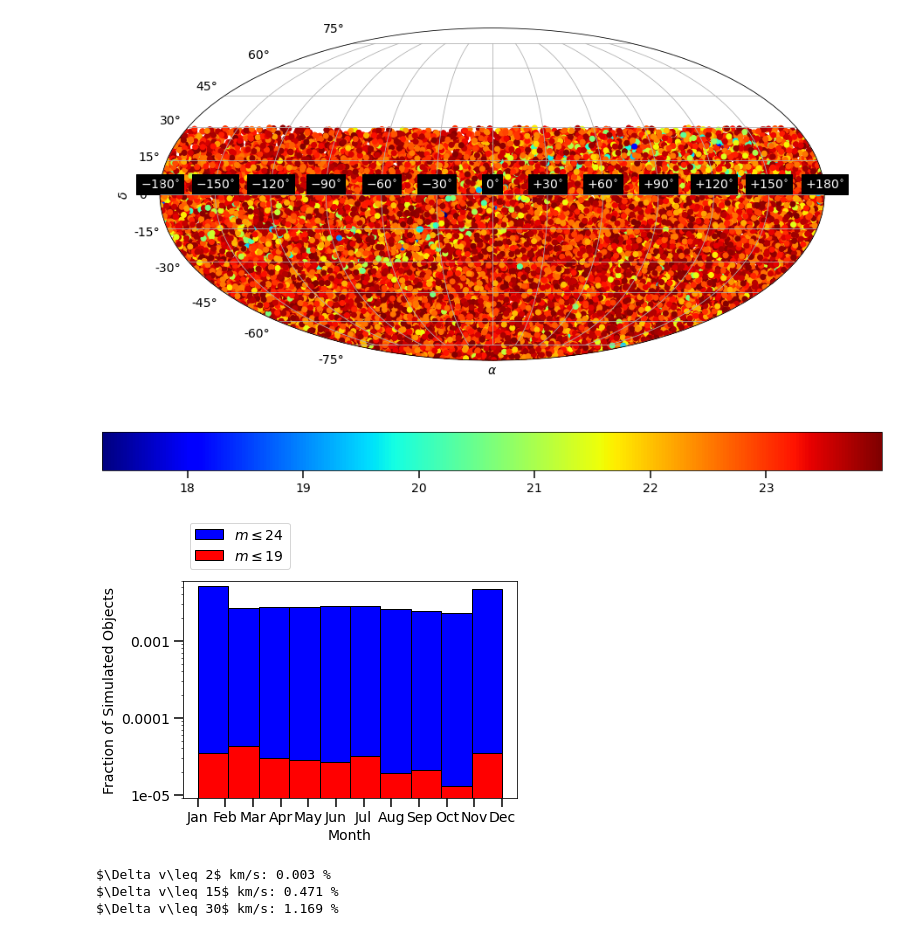
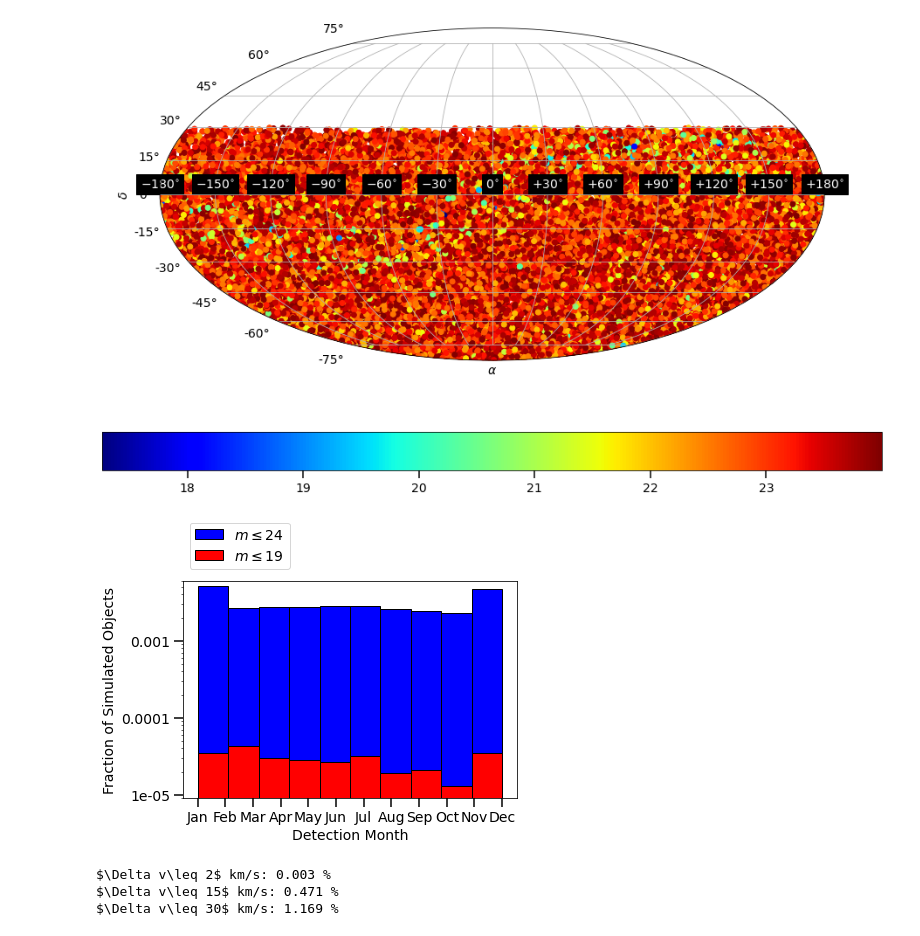
Before and after one commit to djhoover717/ISOAnalysis, a Jupyter notebook: iso_analysis_v4.ipynb, the cells around one changed output. Cells and saved outputs as stored; diff of their text form; code cells hidden in the pictures.

```diff
--- a/iso_analysis_v4.ipynb
+++ b/iso_analysis_v4.ipynb
@@ -772,28 +772,28 @@ plt.show()
 # %%
 det_month = np.zeros(NDETECT)
 for i in range(NDETECT):
     det_month[i] = orbits['datetime'][i][orbits['mag'][i] == \
                     orbits['mag'][i][det_ind]][0][1]
 
 plt.hist(det_month[(min_mag <= 24.)*(detectable)], color='blue', edgecolor='k', \
         label=r'$m\leq 24$')
 plt.hist(det_month[(min_mag <= 19.)*(detectable)], color='red', edgecolor='k', \
         label=r'$m\leq 19$')
 
 plt.xticks(np.arange(1, 13), ['Jan', 'Feb', 'Mar', 'Apr', \
                              'May', 'Jun', 'Jul', 'Aug', 'Sep', \
                               'Oct', 'Nov', 'Dec'])
-plt.xlabel('Month')
+plt.xlabel('Detection Month')
 plt.ylabel('Fraction of Simulated Objects')
 plt.yscale('log')
 plt.yticks([10**1, 10**2, 10**3], np.array([10, 100, 1000])/NSAMPLES)
 plt.ylim(9*10**0, 6*10**3)
 
 plt.legend(bbox_to_anchor=(0., 1.3), loc='upper left')
 plt.savefig('figures/month_detect.pdf', bbox_inches='tight', dpi=250)
 plt.show()
 # %% [output]
-[figure, old version]
+[figure, new version]
 # %%
 print(r'$\Delta v\leq 2$ km/s: %.3f %%' \
       %(len(dv[(dv <= 2.)*detectable])/NSAMPLES*100))
```
Also changed, not shown: parts of 3 cells of this notebook, 23 other files.
